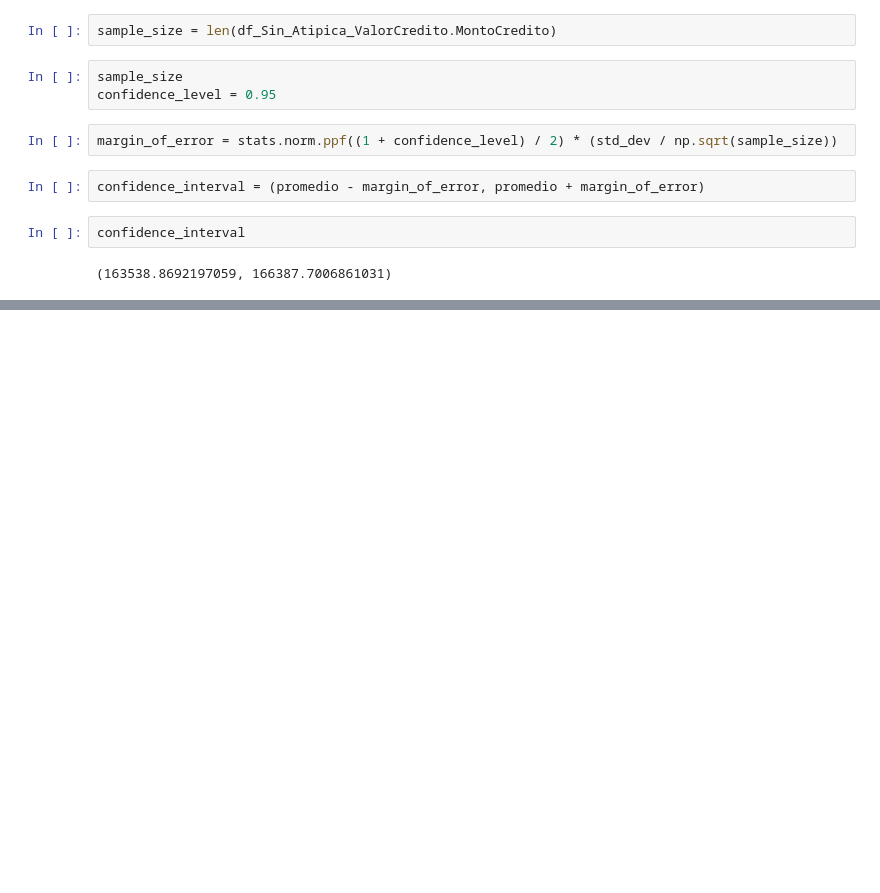
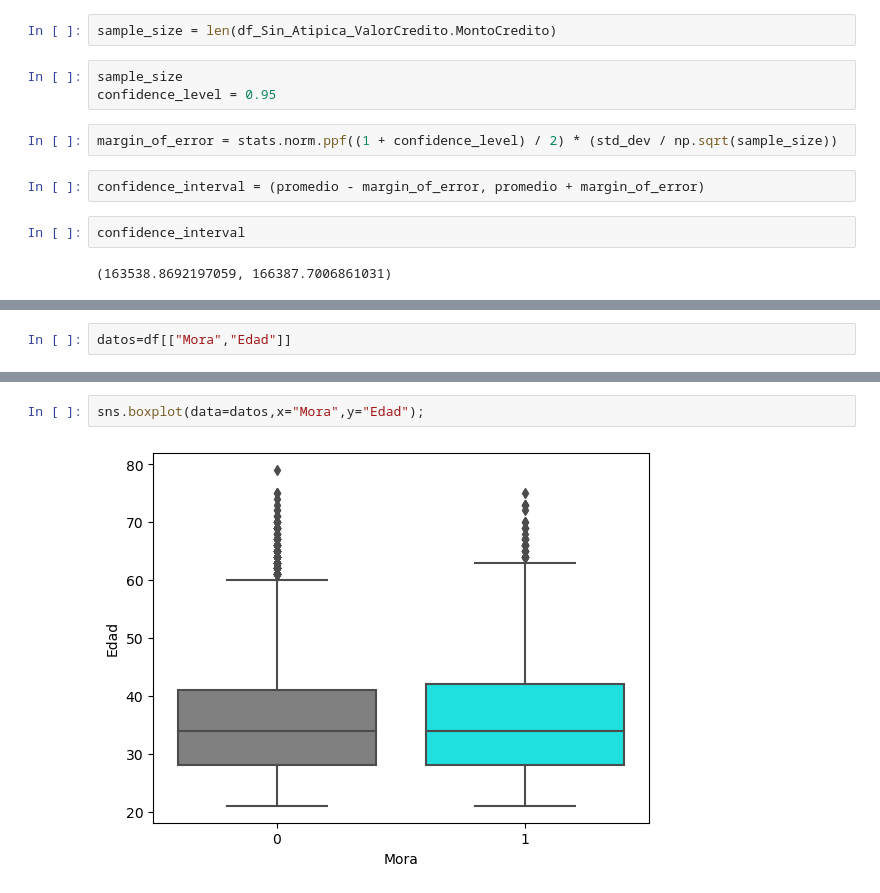
Before and after one commit to Oscar19922017/ModeloCredit2023, a Jupyter notebook: 2_EDA.ipynb, the cells around one changed output, grey strips where cells are left out. Saved outputs shown, nothing was run; the diff lists cells and outputs as text; blank space fills up the shorter version.

```diff
--- a/2_EDA.ipynb
+++ b/2_EDA.ipynb
@@ -516,0 +542,2 @@ confidence_interval
+# %%
+datos=df[["Mora","Edad"]]
@@ -516,0 +552,4 @@ confidence_interval
+# %%
+sns.boxplot(data=datos,x="Mora",y="Edad");
+# %% [output]
+[figure, added]
```
Also changed, not shown: parts of 16 cells of this notebook.
